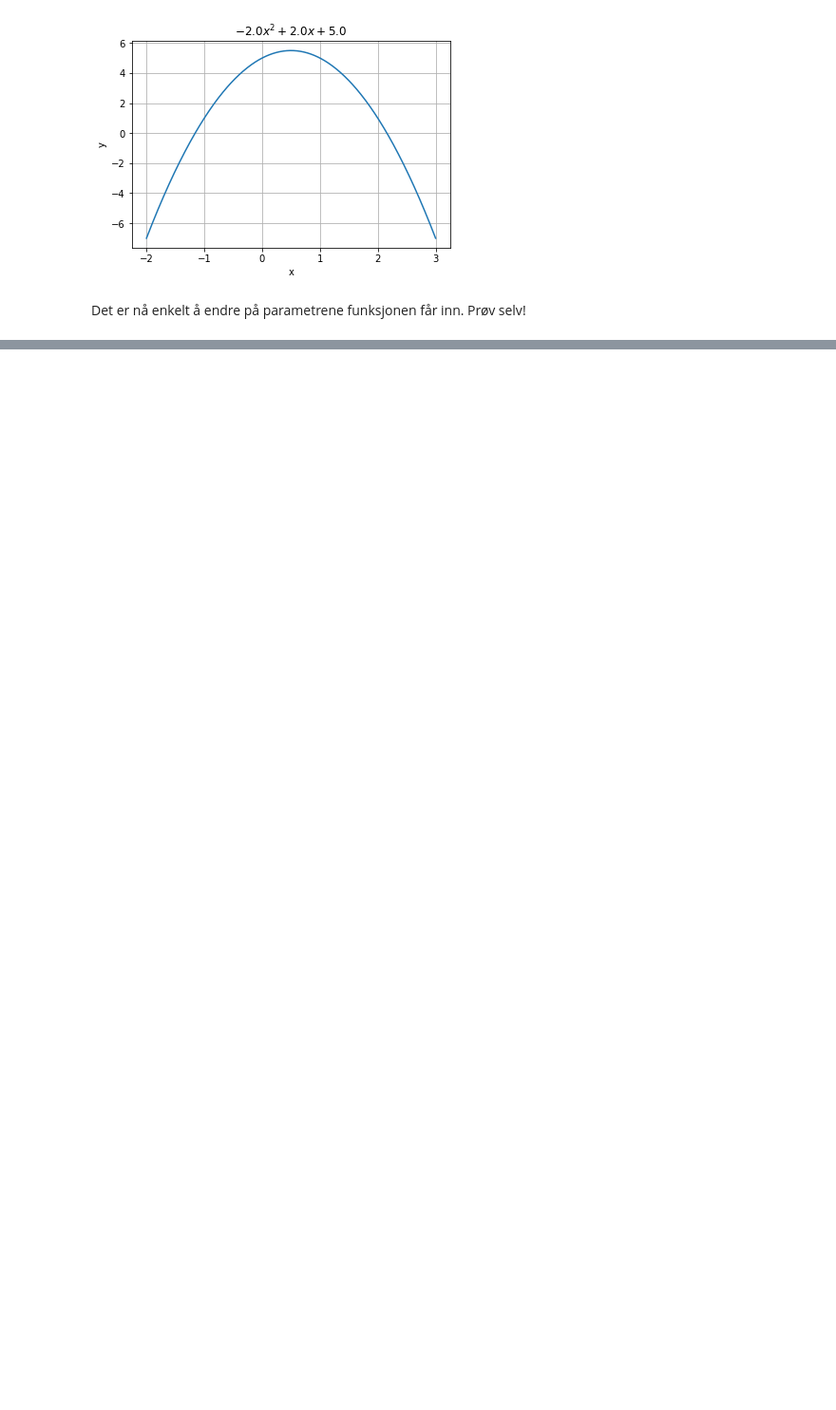
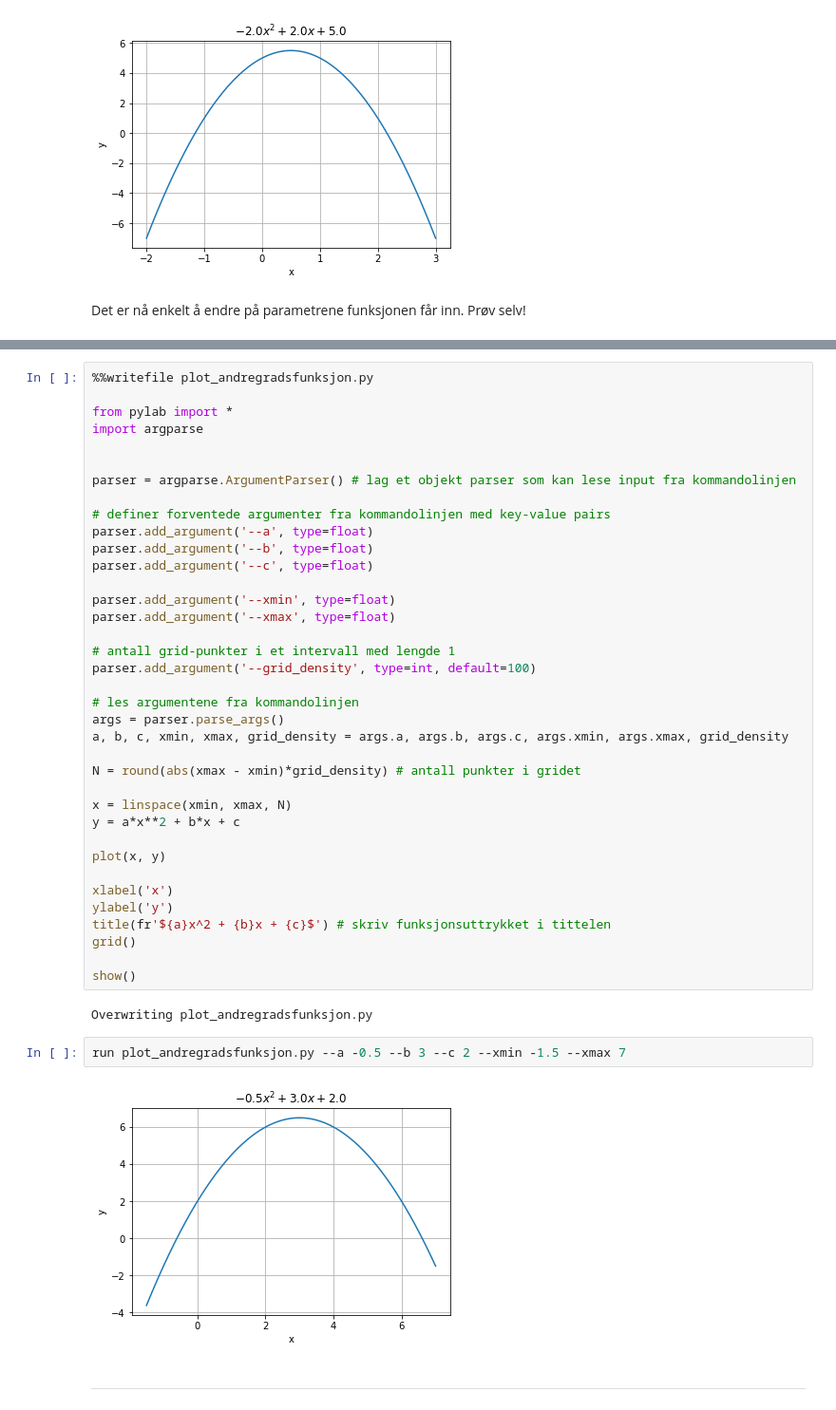
Before and after one commit to eika123/progsem, a Jupyter notebook: Teori - notebooks/input - output/enkel_input_output.ipynb, the cells around one changed output, grey strips where cells are left out. Shown at 95% size. Drawn from its saved outputs; the diff is of its cells as text; blank space fills up the shorter version.

```diff
--- a/Teori - notebooks/input - output/enkel_input_output.ipynb
+++ b/Teori - notebooks/input - output/enkel_input_output.ipynb
@@ -244,0 +336,45 @@ Det er nå enkelt å endre på parametrene funksjonen får inn. Prøv selv!
+# %%
+%%writefile plot_andregradsfunksjon.py
+
+from pylab import *
+import argparse
+
+
+parser = argparse.ArgumentParser() # lag et objekt parser som kan lese input fra kommandolinjen
+
+# definer forventede argumenter fra kommandolinjen med key-value pairs
+parser.add_argument('--a', type=float)
+parser.add_argument('--b', type=float)
+parser.add_argument('--c', type=float)
+
+parser.add_argument('--xmin', type=float)
+parser.add_argument('--xmax', type=float)
+
+# antall grid-punkter i et intervall med lengde 1
+parser.add_argument('--grid_density', type=int, default=100)
+
+# les argumentene fra kommandolinjen
+args = parser.parse_args()
+a, b, c, xmin, xmax, grid_density = args.a, args.b, args.c, args.xmin, args.xmax, grid_density
+
+N = round(abs(xmax - xmin)*grid_density) # antall punkter i gridet
+
+x = linspace(xmin, xmax, N)
+y = a*x**2 + b*x + c
+
+plot(x, y)
+
+xlabel('x')
+ylabel('y')
+title(fr'${a}x^2 + {b}x + {c}$') # skriv funksjonsuttrykket i tittelen
+grid()
+
+show()
+# %% [output]
+Overwriting plot_andregradsfunksjon.py
+# %%
+run plot_andregradsfunksjon.py --a -0.5 --b 3 --c 2 --xmin -1.5 --xmax 7
+# %% [output]
+[figure, added]
+# %% [markdown]
+----------------
```
Also changed, not shown: parts of 30 cells of this notebook, 2 other files.
